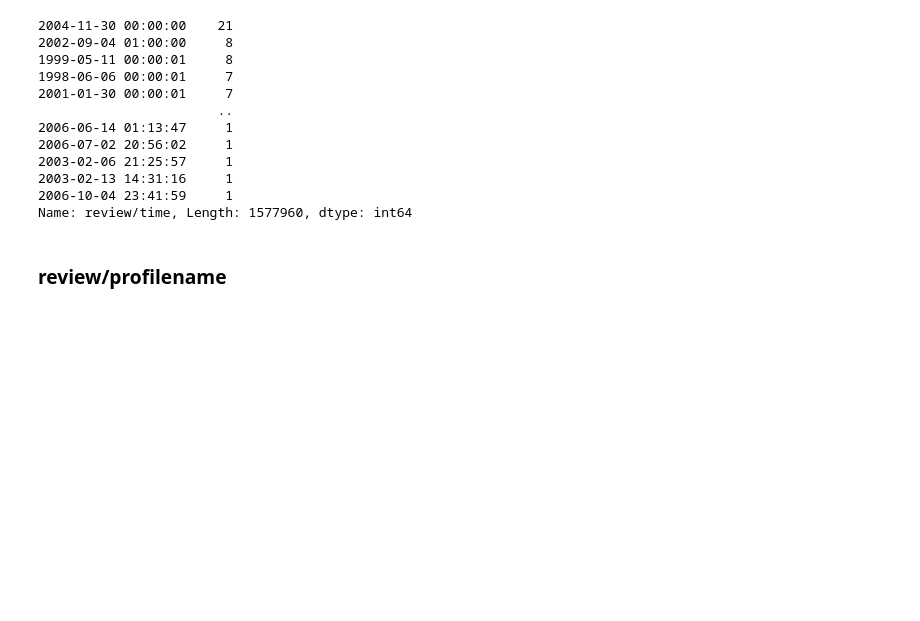
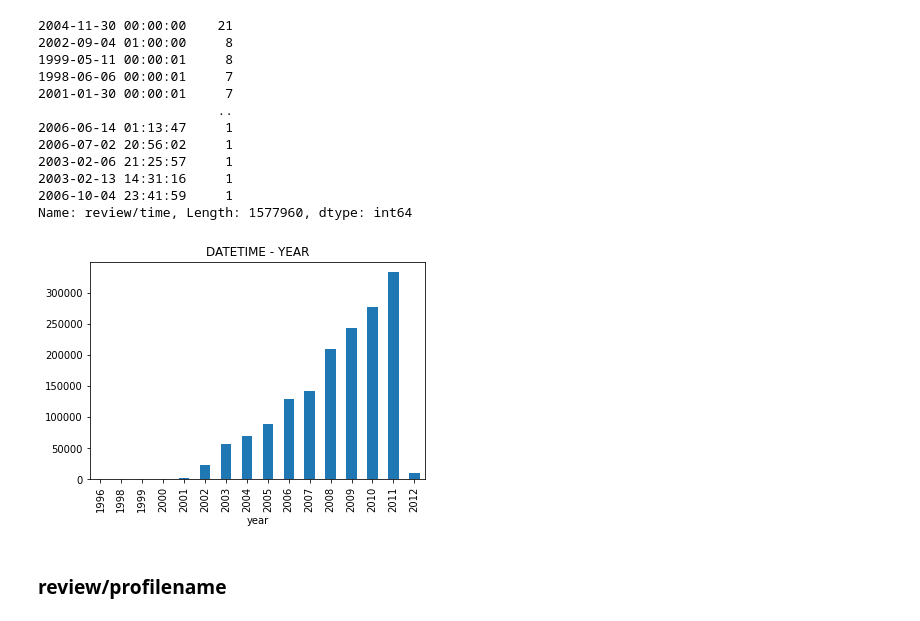
Before and after one commit to boostcampaitech3/final-project-level3-recsys-10, a Jupyter notebook: EDA/beeradvocate_EDA_styoo.ipynb, the cells around one changed output. Saved outputs shown, nothing was run; the diff lists cells and outputs as text; code cells hidden in the pictures; blank space fills up the shorter version.

Commit message:
[docs/#2] Update beeradvocate EDA (beerid, review/time)

```diff
--- a/EDA/beeradvocate_EDA_styoo.ipynb
+++ b/EDA/beeradvocate_EDA_styoo.ipynb
@@ -485,6 +532,21 @@ beeradvocate['review/time'].value_counts()
 2003-02-13 14:31:16     1
 2006-10-04 23:41:59     1
 Name: review/time, Length: 1577960, dtype: int64
+# %%
+# 시간 데이터 탐색 | 시간 정보에 의한 인사이트 확보
+df_dt = pd.DataFrame()
+df_dt["dt"] = beeradvocate['review/time'].apply(lambda x: datetime.fromisoformat(str(x)))
+df_dt["date"] = df_dt["dt"].apply(lambda x: str(x.date()))
+df_dt["year"] = df_dt["dt"].apply(lambda x: x.year)
+df_dt["month"] = df_dt["dt"].apply(lambda x: x.month)
+df_dt["day"] = df_dt["dt"].apply(lambda x: x.day)
+df_dt["weekday"] = df_dt["dt"].apply(lambda x: x.weekday())
+# %%
+df_dt.value_counts("year").sort_index().plot(kind = "bar")
+plt.title("DATETIME - YEAR")
+plt.show()
+# %% [output]
+[figure, added]
 # %% [markdown]
 ### review/profilename
 # %%
```
Also changed, not shown: parts of 7 cells of this notebook.
